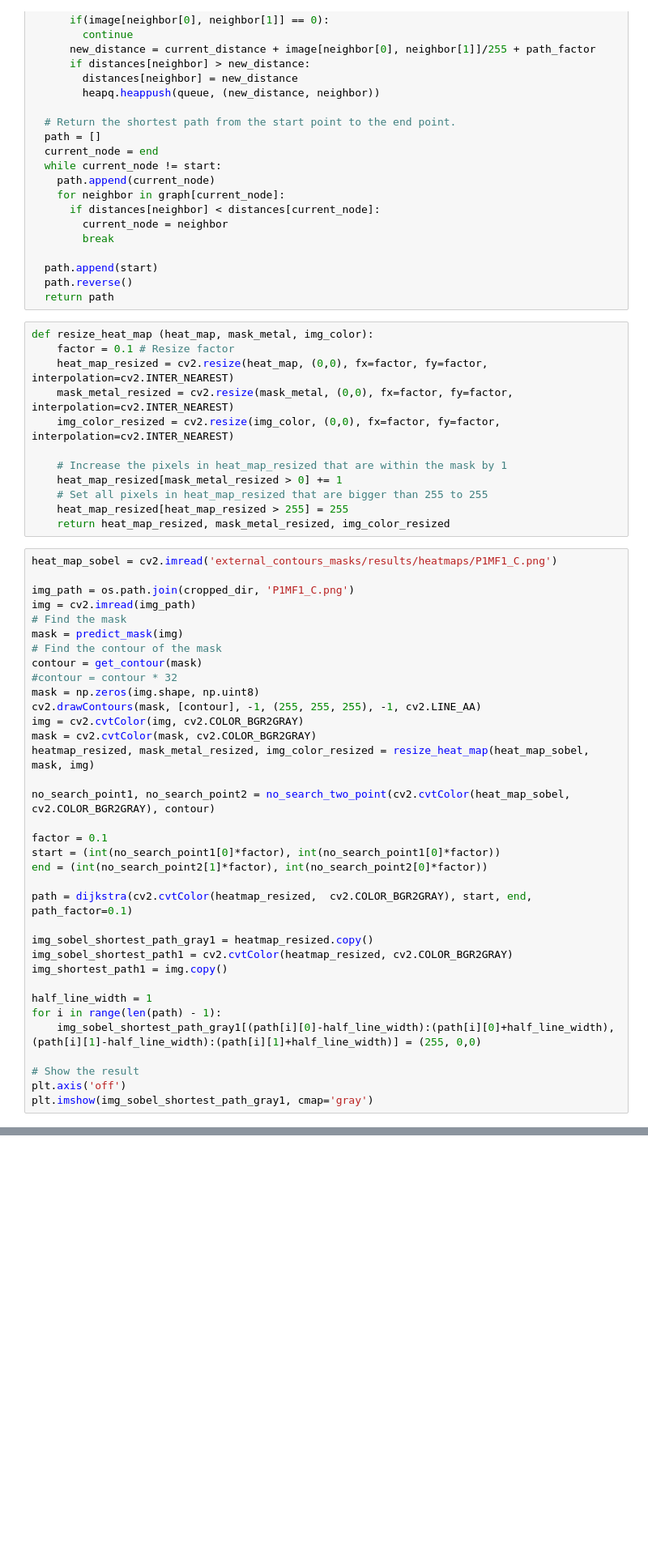
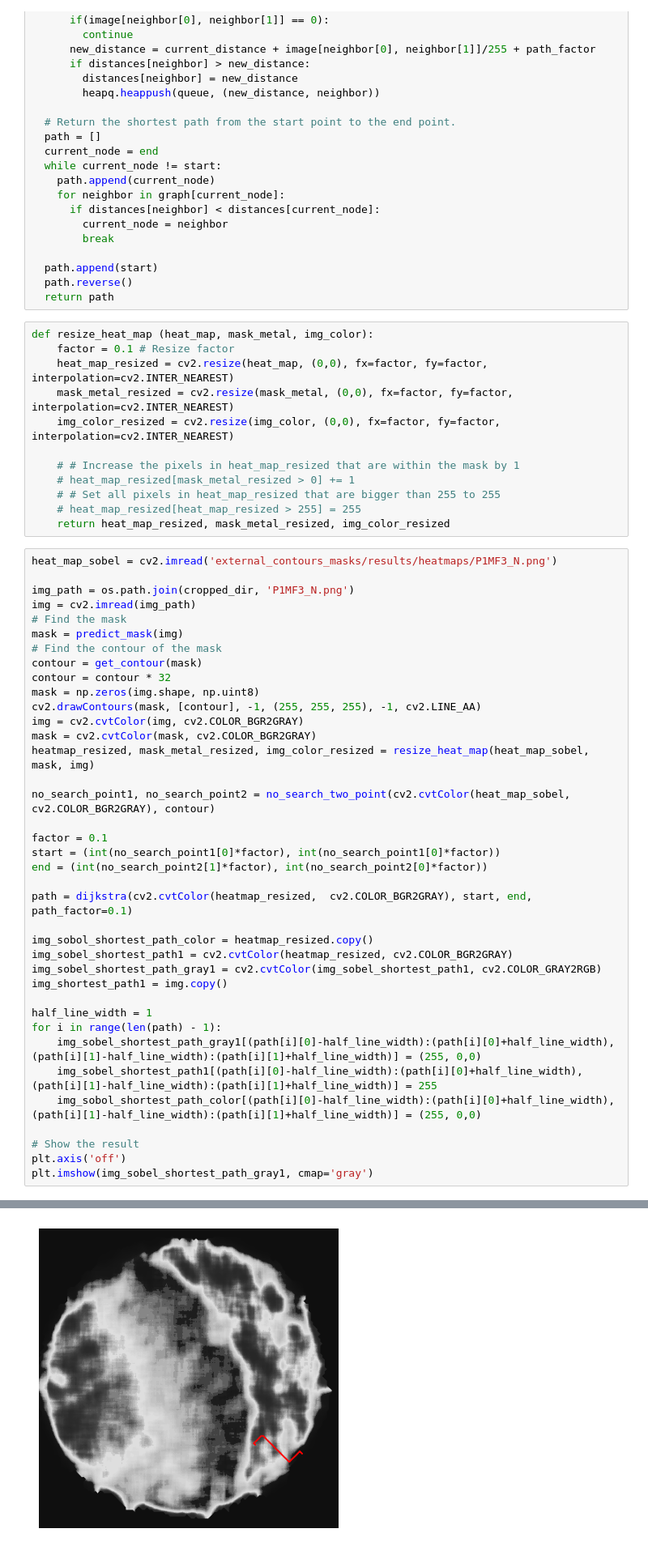
Before and after one commit to Jon400/Titanium_Find_Contour_U-Net, a Jupyter notebook: cropping_external_contours.ipynb, the cells around one changed output, grey strips where cells are left out. Shown at 81% size. Cells and saved outputs as stored; diff of their text form; blank space fills up the shorter version.

```diff
--- a/cropping_external_contours.ipynb
+++ b/cropping_external_contours.ipynb
@@ -294,21 +299,21 @@ def resize_heat_map (heat_map, mask_metal, img_color):
     mask_metal_resized = cv2.resize(mask_metal, (0,0), fx=factor, fy=factor, interpolation=cv2.INTER_NEAREST)
     img_color_resized = cv2.resize(img_color, (0,0), fx=factor, fy=factor, interpolation=cv2.INTER_NEAREST)
 
-    # Increase the pixels in heat_map_resized that are within the mask by 1
-    heat_map_resized[mask_metal_resized > 0] += 1
-    # Set all pixels in heat_map_resized that are bigger than 255 to 255
-    heat_map_resized[heat_map_resized > 255] = 255
+    # # Increase the pixels in heat_map_resized that are within the mask by 1
+    # heat_map_resized[mask_metal_resized > 0] += 1
+    # # Set all pixels in heat_map_resized that are bigger than 255 to 255
+    # heat_map_resized[heat_map_resized > 255] = 255
     return heat_map_resized, mask_metal_resized, img_color_resized
 # %%
-heat_map_sobel = cv2.imread('external_contours_masks/results/heatmaps/P1MF1_C.png')
+heat_map_sobel = cv2.imread('external_contours_masks/results/heatmaps/P1MF3_N.png')
 
-img_path = os.path.join(cropped_dir, 'P1MF1_C.png')
+img_path = os.path.join(cropped_dir, 'P1MF3_N.png')
 img = cv2.imread(img_path)
 # Find the mask
 mask = predict_mask(img)
 # Find the contour of the mask
 contour = get_contour(mask)
-#contour = contour * 32
+contour = contour * 32
 mask = np.zeros(img.shape, np.uint8)
 cv2.drawContours(mask, [contour], -1, (255, 255, 255), -1, cv2.LINE_AA)
 img = cv2.cvtColor(img, cv2.COLOR_BGR2GRAY)
@@ -323,14 +328,18 @@ end = (int(no_search_point2[1]*factor), int(no_search_point2[0]*factor))
 
 path = dijkstra(cv2.cvtColor(heatmap_resized,  cv2.COLOR_BGR2GRAY), start, end, path_factor=0.1)
 
-img_sobel_shortest_path_gray1 = heatmap_resized.copy()
+img_sobol_shortest_path_color = heatmap_resized.copy()
 img_sobel_shortest_path1 = cv2.cvtColor(heatmap_resized, cv2.COLOR_BGR2GRAY)
+img_sobel_shortest_path_gray1 = cv2.cvtColor(img_sobel_shortest_path1, cv2.COLOR_GRAY2RGB)
 img_shortest_path1 = img.copy()
 
 half_line_width = 1
 for i in range(len(path) - 1):
     img_sobel_shortest_path_gray1[(path[i][0]-half_line_width):(path[i][0]+half_line_width), (path[i][1]-half_line_width):(path[i][1]+half_line_width)] = (255, 0,0)
+    img_sobel_shortest_path1[(path[i][0]-half_line_width):(path[i][0]+half_line_width), (path[i][1]-half_line_width):(path[i][1]+half_line_width)] = 255
+    img_sobol_shortest_path_color[(path[i][0]-half_line_width):(path[i][0]+half_line_width), (path[i][1]-half_line_width):(path[i][1]+half_line_width)] = (255, 0,0)
 
 # Show the result
 plt.axis('off')
 plt.imshow(img_sobel_shortest_path_gray1, cmap='gray')
+# %% [output]
@@ -336,0 +348 @@ plt.imshow(img_sobel_shortest_path_gray1, cmap='gray')
+[figure, added]
```
Also changed, not shown: parts of 8 cells of this notebook.
